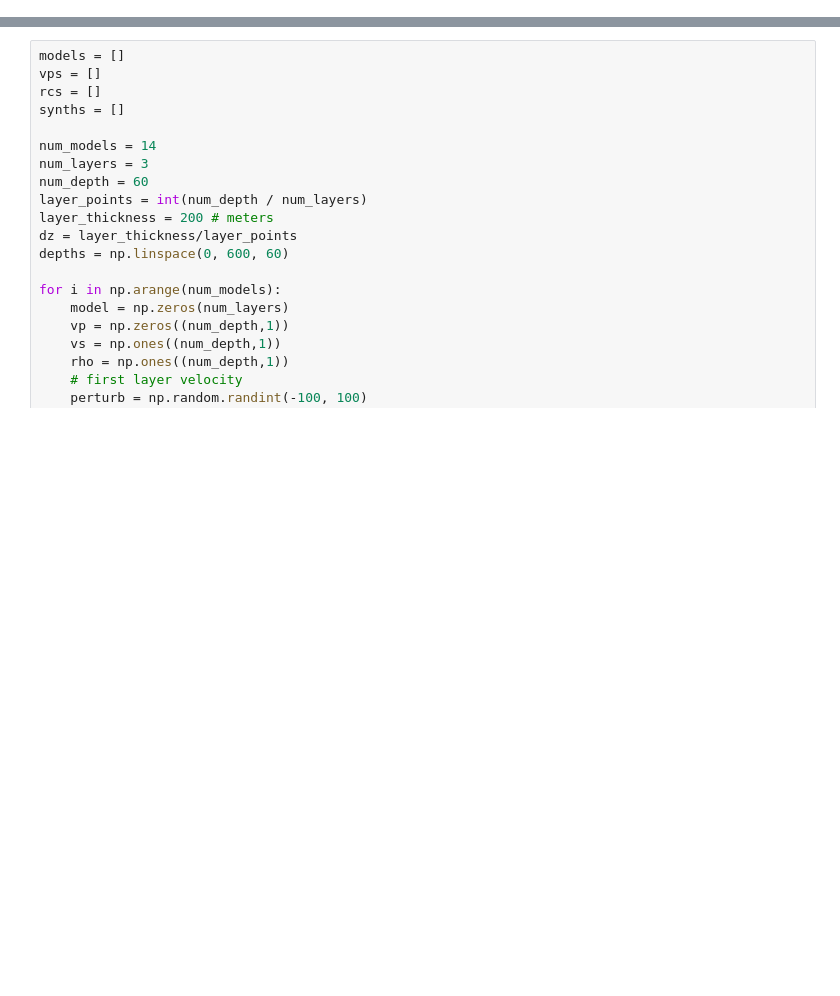
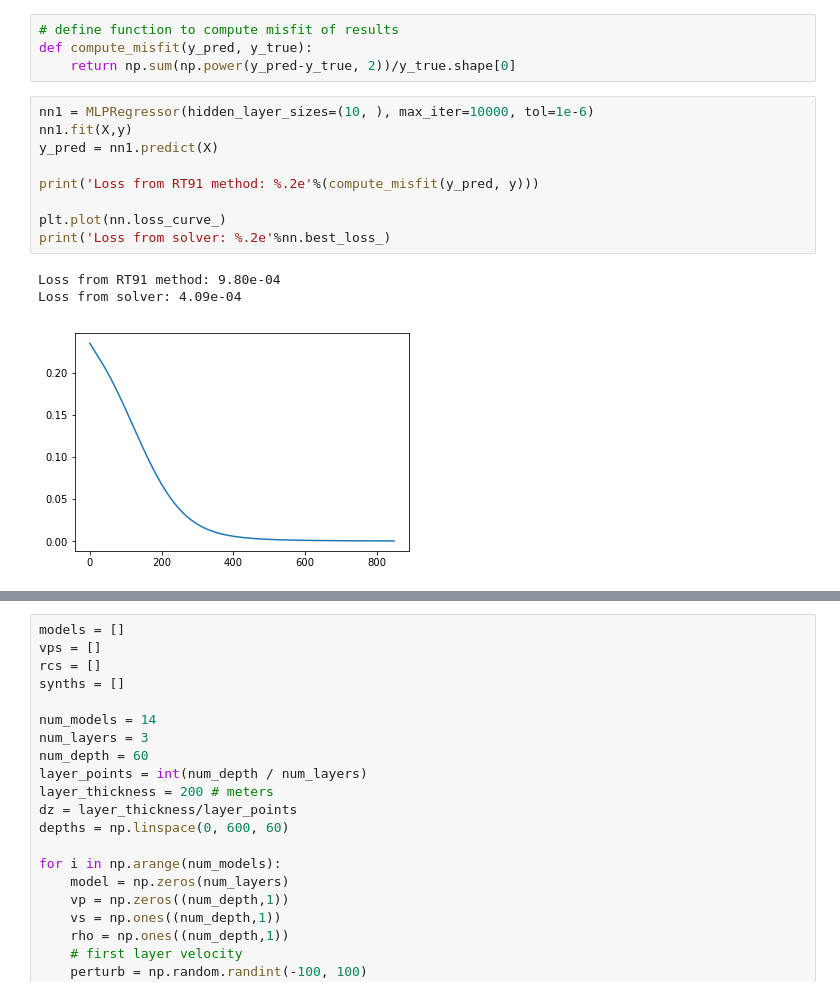
Before and after one commit to seg/repro-zoo-2018, a Jupyter notebook: roth-tarantola-1994/notebooks/Roethe-Tarantola-91.ipynb, the cells around one changed output, grey strips where cells are left out. Drawn from its saved outputs; the diff is of its cells as text; blank space fills up the shorter version.

```diff
--- a/roth-tarantola-1994/notebooks/Roethe-Tarantola-91.ipynb
+++ b/roth-tarantola-1994/notebooks/Roethe-Tarantola-91.ipynb
@@ -13,0 +111,17 @@ from fatiando.vis import mpl
+# %%
+# define function to compute misfit of results
+def compute_misfit(y_pred, y_true):
+    return np.sum(np.power(y_pred-y_true, 2))/y_true.shape[0]
+# %%
+nn1 = MLPRegressor(hidden_layer_sizes=(10, ), max_iter=10000, tol=1e-6)
+nn1.fit(X,y)
+y_pred = nn1.predict(X)
+
+print('Loss from RT91 method: %.2e'%(compute_misfit(y_pred, y)))
+
+plt.plot(nn.loss_curve_)
+print('Loss from solver: %.2e'%nn.best_loss_)
+# %% [output]
+Loss from RT91 method: 9.80e-04
+Loss from solver: 4.09e-04
+[figure, added]
```
Also changed, not shown: parts of 38 cells of this notebook.
